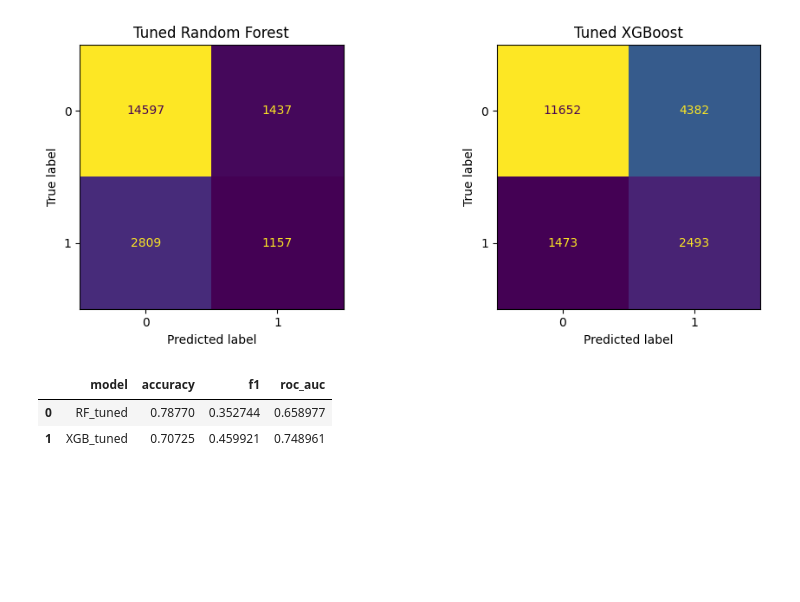
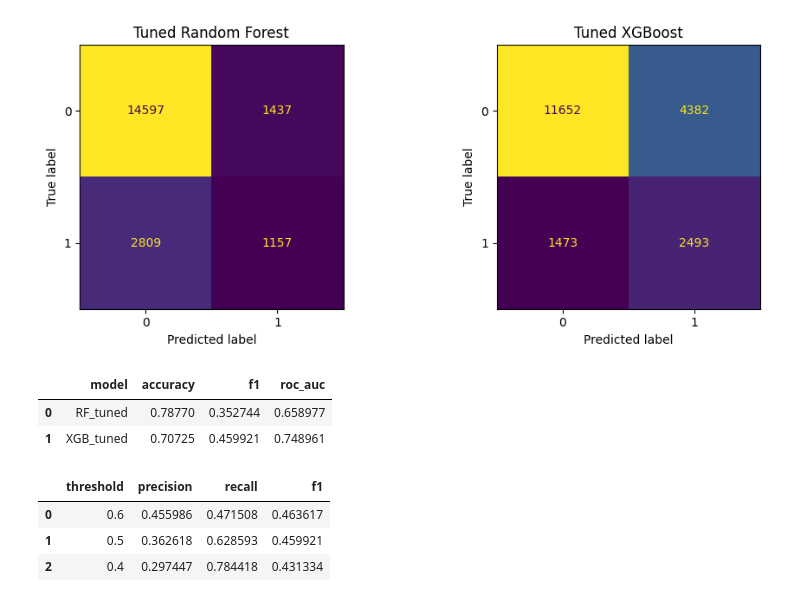
Before and after one commit to gamodyarajasooriya/flight-delay-prediction-ml, a Jupyter notebook: Notebooks/model optimization.ipynb, the cells around one changed output. Cells and saved outputs as stored; diff of their text form; code cells hidden in the pictures; blank space fills up the shorter version.

Commit message:
Tuned threshold ( 0.4,0.5,0.6)

```diff
--- a/Notebooks/model optimization.ipynb
+++ b/Notebooks/model optimization.ipynb
@@ -350,0 +324,32 @@ Catches more than double the number of true delayed flights, but also increases
+# %%
+y_proba_xgb = best_xgb.predict_proba(X_test_adv_s)[:, 1]
+# %%
+import numpy as np
+from sklearn.metrics import confusion_matrix, f1_score, recall_score, precision_score
+
+def evaluate_at(threshold):
+    y_pred = (y_proba_xgb >= threshold).astype(int)
+    cm = confusion_matrix(y_test_adv_s, y_pred)
+    f1 = f1_score(y_test_adv_s, y_pred)
+    rec = recall_score(y_test_adv_s, y_pred)
+    prec = precision_score(y_test_adv_s, y_pred)
+    return cm, f1, rec, prec
+cm_06, f1_06, rec_06, prec_06 = evaluate_at(0.6)
+
+cm_05, f1_05, rec_05, prec_05 = evaluate_at(0.5)
+cm_04, f1_04, rec_04, prec_04 = evaluate_at(0.4)
+# %%
+import pandas as pd
+
+threshold_compare = pd.DataFrame({
+    'threshold': [0.6,0.5, 0.4],
+    'precision': [prec_06, prec_05, prec_04],
+    'recall':    [rec_06, rec_05, rec_04],
+    'f1':        [f1_06, f1_05, f1_04]
+})
+threshold_compare
+# %% [output]
+|  | threshold | precision | recall | f1 |
+| 0 | 0.6 | 0.455986 | 0.471508 | 0.463617 |
+| 1 | 0.5 | 0.362618 | 0.628593 | 0.459921 |
+| 2 | 0.4 | 0.297447 | 0.784418 | 0.431334 |
```
Also changed, not shown: parts of 9 cells of this notebook, 1 other file.
